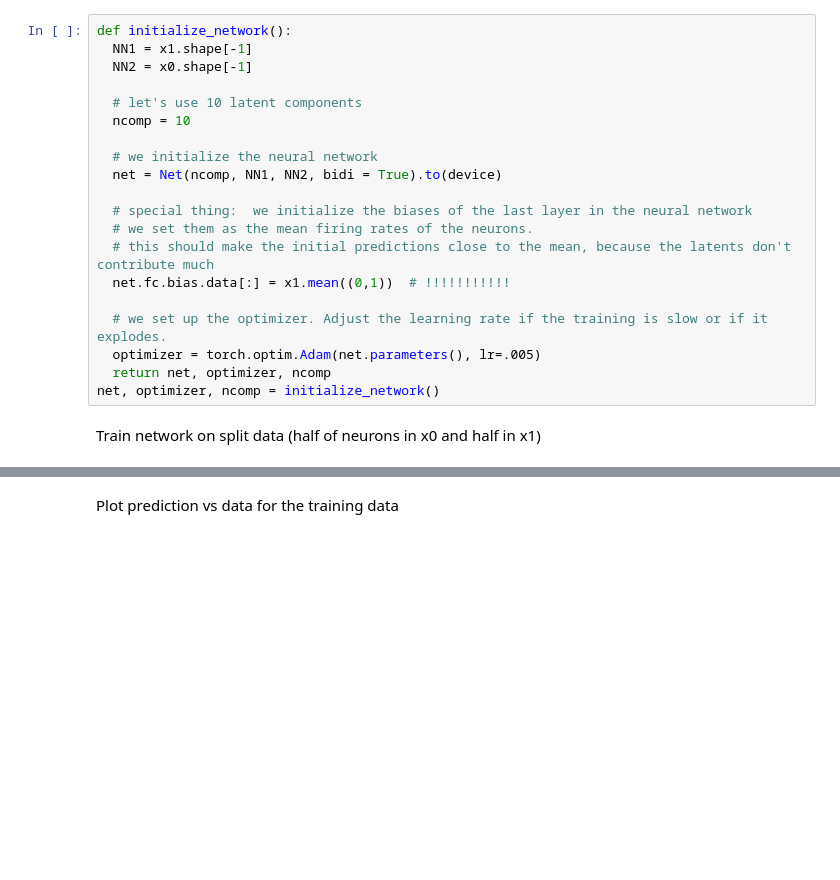
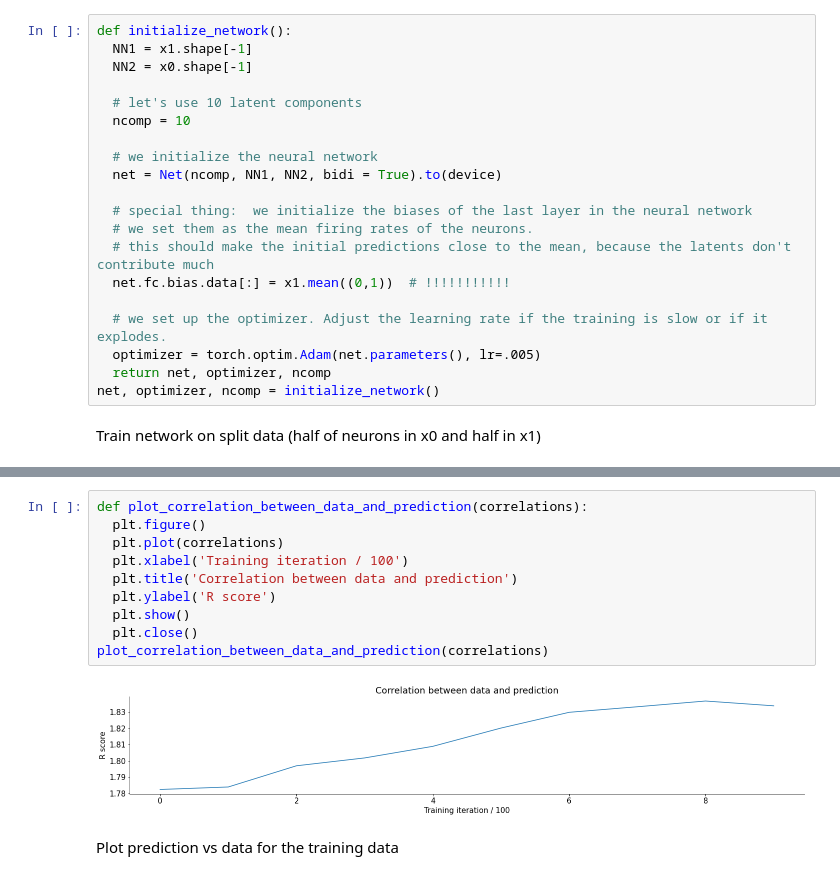
Before and after one commit to klaragerlei/GoatsOfAllTime, a Jupyter notebook: klara_RNN.ipynb, the cells around one changed output, grey strips where cells are left out. Drawn from its saved outputs; the diff is of its cells as text; blank space fills up the shorter version.

```diff
--- a/klara_RNN.ipynb
+++ b/klara_RNN.ipynb
@@ -386,3 +395,15 @@ iteration 0, cost 0.2168
+# %%
+def plot_correlation_between_data_and_prediction(correlations):
+  plt.figure()
+  plt.plot(correlations)
+  plt.xlabel('Training iteration / 100')
+  plt.title('Correlation between data and prediction')
+  plt.ylabel('R score')
+  plt.show()
+  plt.close()
+plot_correlation_between_data_and_prediction(correlations)
+# %% [output]
+[figure, added]
 # %% [markdown]
 Plot prediction vs data for the training data
 # %%
```
Also changed, not shown: parts of 15 cells of this notebook.
